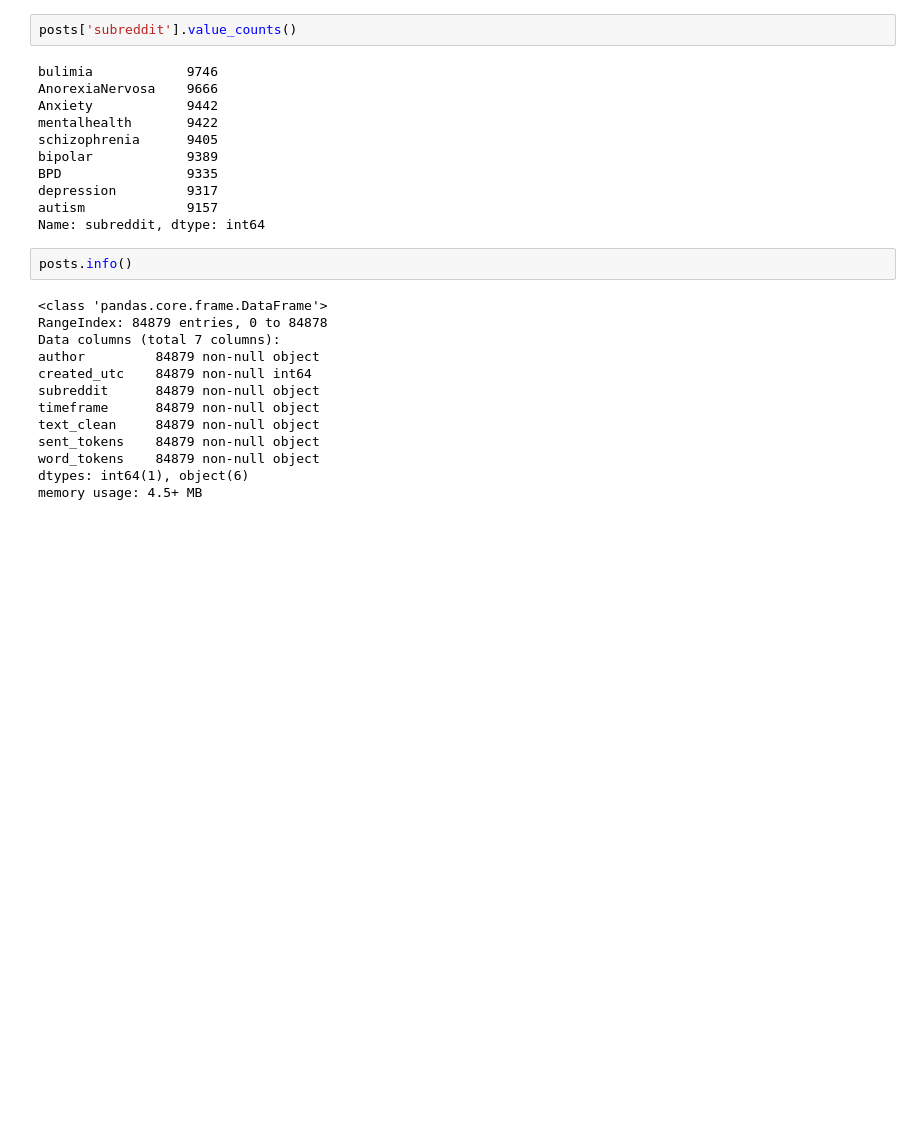
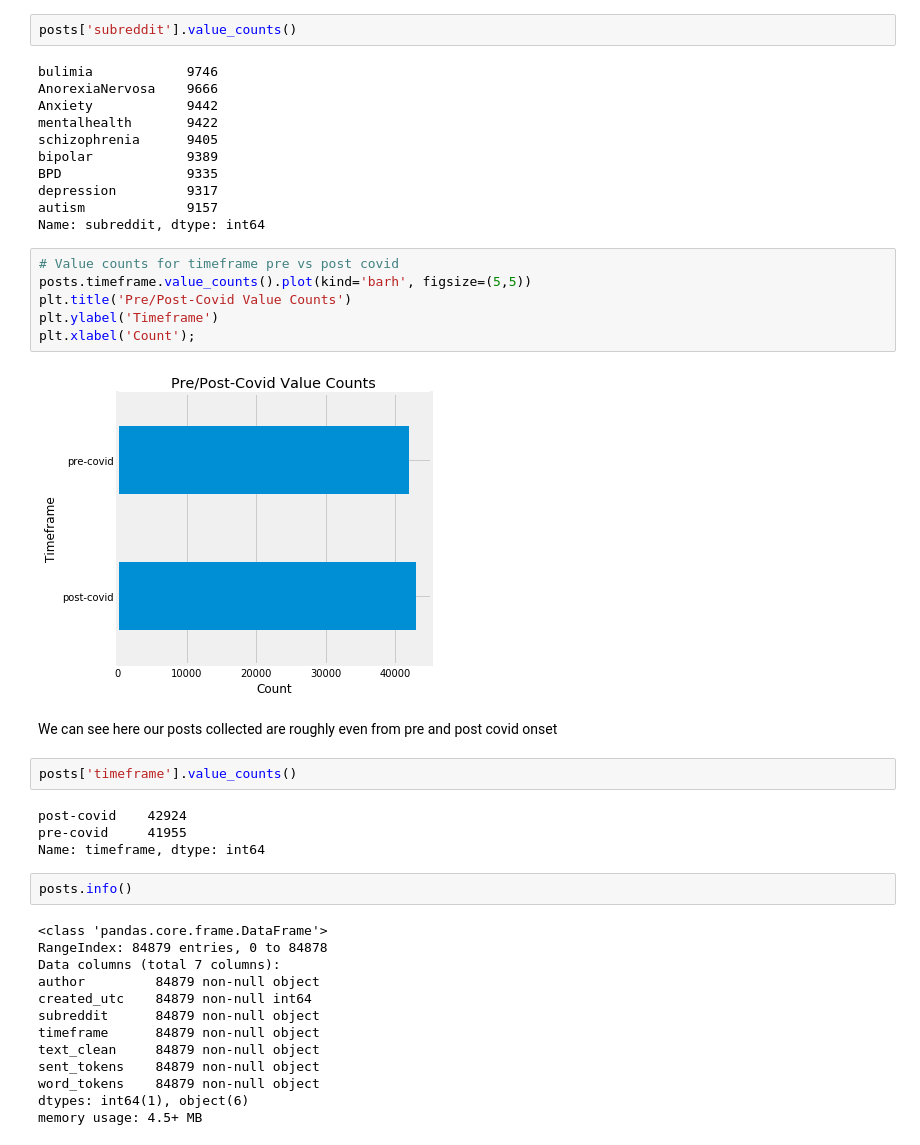
Before and after one commit to eileenhartnett/NLP-DeepLearning-Reddit-Project, a Jupyter notebook: notebooks/step3-EDA.ipynb, the cells around one changed output. Saved outputs shown, nothing was run; the diff lists cells and outputs as text; blank space fills up the shorter version.

```diff
--- a/notebooks/step3-EDA.ipynb
+++ b/notebooks/step3-EDA.ipynb
@@ -40,6 +54,22 @@ BPD                9335
 depression         9317
 autism             9157
 Name: subreddit, dtype: int64
+# %%
+# Value counts for timeframe pre vs post covid
+posts.timeframe.value_counts().plot(kind='barh', figsize=(5,5))
+plt.title('Pre/Post-Covid Value Counts')
+plt.ylabel('Timeframe')
+plt.xlabel('Count');
+# %% [output]
+[figure, added]
+# %% [markdown]
+We can see here our posts collected are roughly even from pre and post covid onset
+# %%
+posts['timeframe'].value_counts()
+# %% [output]
+post-covid    42924
+pre-covid     41955
+Name: timeframe, dtype: int64
 # %%
 posts.info()
 # %% [output]
```
Also changed, not shown: parts of 3 cells of this notebook, 1 other file.
